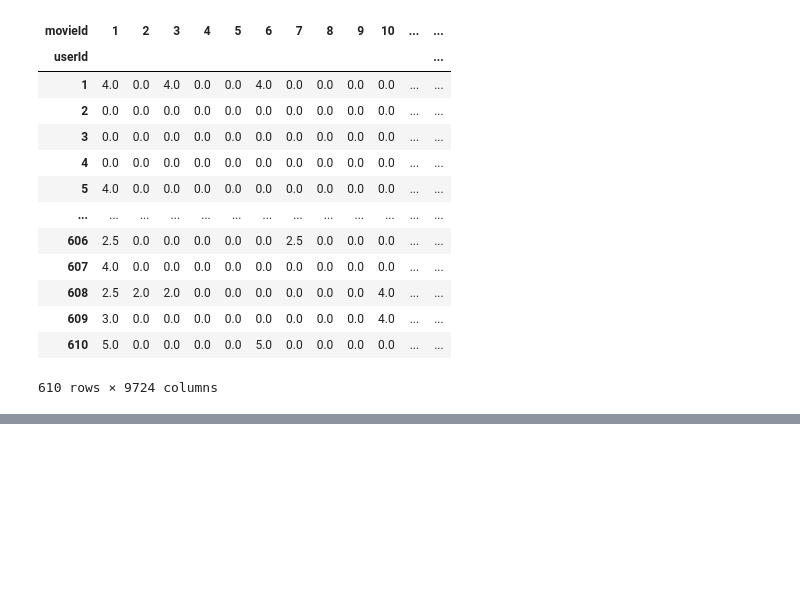
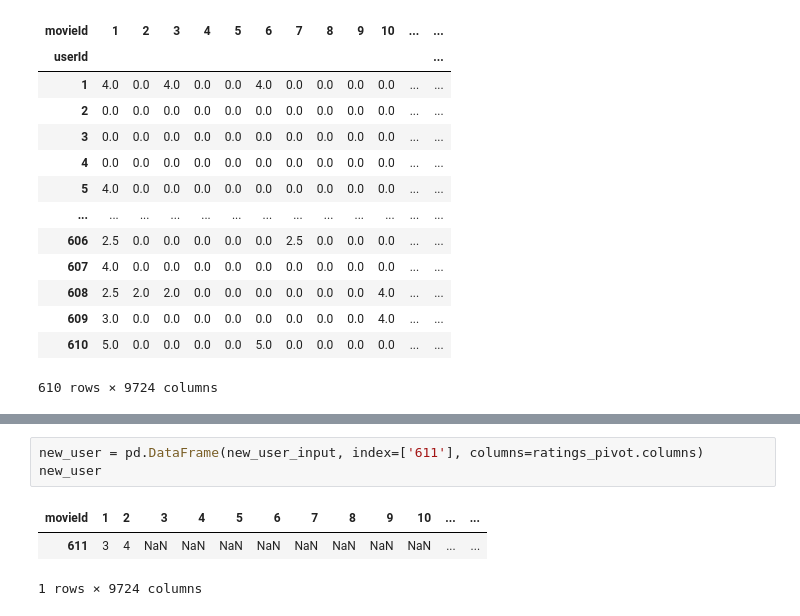
Before and after one commit to lorenanda/movie-recommender, a Jupyter notebook: nmf.ipynb, the cells around one changed output, grey strips where cells are left out. Drawn from its saved outputs; the diff is of its cells as text; blank space fills up the shorter version.

```diff
--- a/eda.ipynb
+++ b/nmf.ipynb
@@ -134,0 +156,7 @@ print(model.transform(query))
+# %%
+new_user = pd.DataFrame(new_user_input, index=['611'], columns=ratings_pivot.columns)
+new_user
+# %% [output]
+| movieId | 1 | 2 | 3 | 4 | 5 | 6 | 7 | 8 | 9 | 10 | ... | ... |
+| 611 | 3 | 4 | NaN | NaN | NaN | NaN | NaN | NaN | NaN | NaN | ... | ... |
+1 rows × 9724 columns
```
Also changed, not shown: parts of 14 cells of this notebook.
